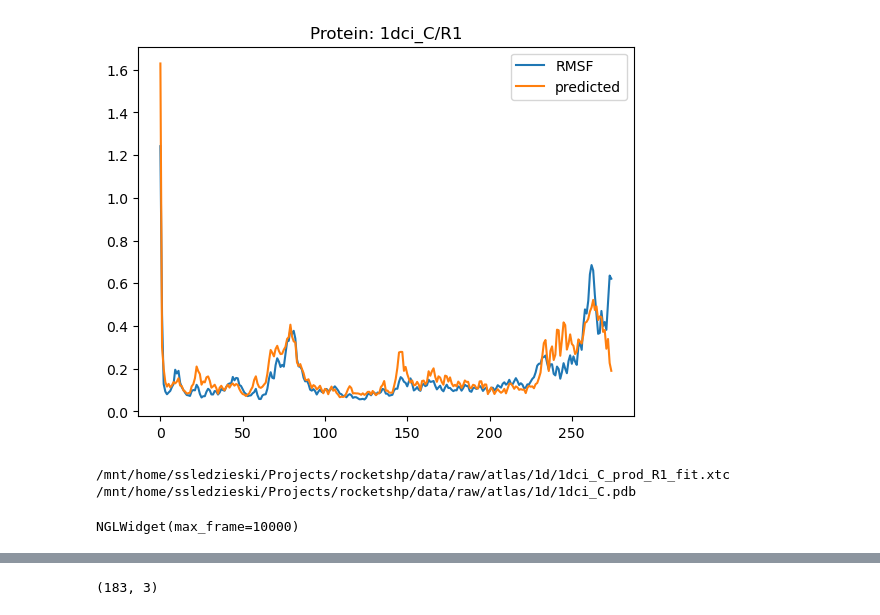
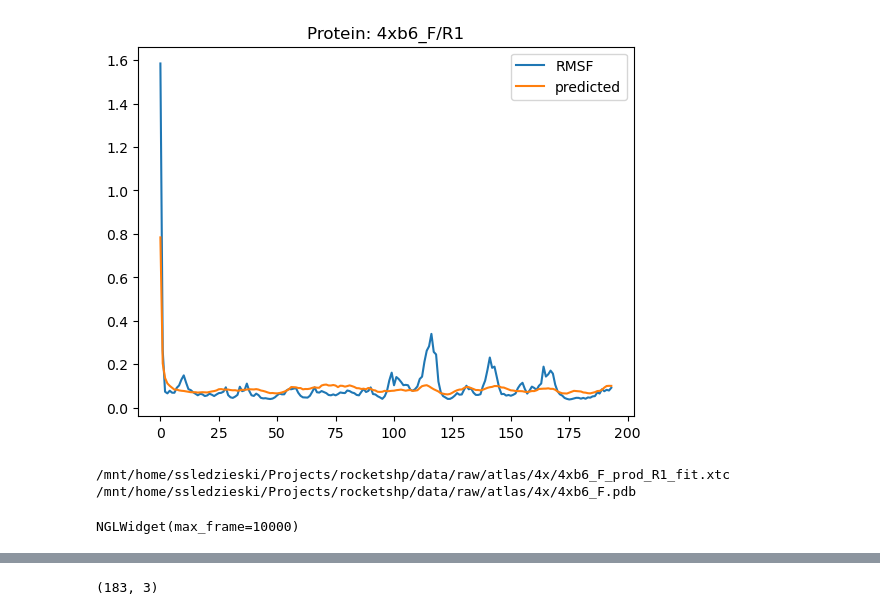
Before and after one commit to flatironinstitute/RocketSHP, a Jupyter notebook: notebooks/2.0_evaluate_model_atlas.ipynb, the cells around one changed output, grey strips where cells are left out. Cells and saved outputs as stored; diff of their text form; code cells hidden in the pictures.

```diff
--- a/notebooks/2.0_evaluate_model_atlas.ipynb
+++ b/notebooks/2.0_evaluate_model_atlas.ipynb
@@ -26,7 +26,8 @@ config_file = "../configs/default_config.yml"
 # checkpoint_file = "/mnt/home/ssledzieski/Projects/rocketshp/models/cadist_alpha1_dyncorr_alpha3/model-epoch=05-train_loss=1.03.pt.ckpt"
 # checkpoint_file = "/mnt/home/ssledzieski/Projects/rocketshp/models/cadist_alpha1_dyncorr_alpha5/model-epoch=05-train_loss=1.00.pt.ckpt"
 # checkpoint_file = "/mnt/home/ssledzieski/Projects/rocketshp/models/grad_norm_alpha0.12_lr1e-5/model-epoch=19-train_loss=0.55.pt.ckpt"
-checkpoint_file = "/mnt/home/ssledzieski/Projects/rocketshp/models/seq_feats_only/model-epoch=18-train_loss=0.29.pt.ckpt"
+# checkpoint_file = "/mnt/home/ssledzieski/Projects/rocketshp/models/seq_feats_only/model-epoch=18-train_loss=0.29.pt.ckpt"
+checkpoint_file = "/mnt/home/ssledzieski/Projects/rocketshp/models/atlas_prequantized/model-epoch=03-train_loss=0.70.pt.ckpt"
 
 # checkpoint_file = "/mnt/home/ssledzieski/Projects/rocketshp/checkpoints/mdcath_temp_2/model-epoch=16-train_loss=0.30.pt.ckpt"
 
@@ -61,14 +62,14 @@ def get_idx_name(name):
 ##############
 
 ### by index ###
-DATA_SUBSET = adl.test_data
-# DATA_SUBSET = adl.val_data
+# DATA_SUBSET = adl.test_data
+DATA_SUBSET = adl.val_data
 # DATA_SUBSET = adl.train_data
 
 # SAMPLE_I = 100 # test
 # SAMPLE_I = 84 # test
-SAMPLE_I = 15 # test
-# SAMPLE_I = 300 # validation
+# SAMPLE_I = 15 # test
+SAMPLE_I = 300 # validation
 # SAMPLE_I = 192 # validation
 
 feats, labels = DATA_SUBSET[SAMPLE_I]
@@ -90,7 +91,8 @@ plt.title(f"Protein: {key}")
 plt.legend()
 
 
-from scipy.stats import spearmanr, pearsonr
+from scipy.stats import pearsonr, spearmanr
+
 spearman = spearmanr(labels["rmsf"], both_result["rmsf"].detach().cpu().numpy().squeeze())
 pearson = pearsonr(labels["rmsf"], both_result["rmsf"].detach().cpu().numpy().squeeze())
 mse = ((labels["rmsf"] - both_result["rmsf"].detach().cpu().numpy().squeeze())**2).mean()
@@ -108,4 +110,4 @@ plt.show()
-[figure, old version]
+[figure, new version]
 # %%
 pdb_code, rep = key.split("/")
 print(config.RAW_DATA_DIR  / f"atlas/{pdb_code[:2]}/{pdb_code}_prod_{rep}_fit.xtc",config.RAW_DATA_DIR  / f"atlas/{pdb_code[:2]}/{pdb_code}.pdb")
@@ -115,7 +117,7 @@ view = display_trajectory(traj, bfactor=both_result["rmsf"].detach().cpu().numpy
 # view = display_trajectory(traj[::100], coloring="residueindex")
 view
 # %% [output]
-/mnt/home/ssledzieski/Projects/rocketshp/data/raw/atlas/1d/1dci_C_prod_R1_fit.xtc /mnt/home/ssledzieski/Projects/rocketshp/data/raw/atlas/1d/1dci_C.pdb
+/mnt/home/ssledzieski/Projects/rocketshp/data/raw/atlas/4x/4xb6_F_prod_R1_fit.xtc /mnt/home/ssledzieski/Projects/rocketshp/data/raw/atlas/4x/4xb6_F.pdb
 NGLWidget(max_frame=10000)
 # %%
 import numpy as np
```
Also changed, not shown: parts of 12 cells of this notebook, 47 other files.
